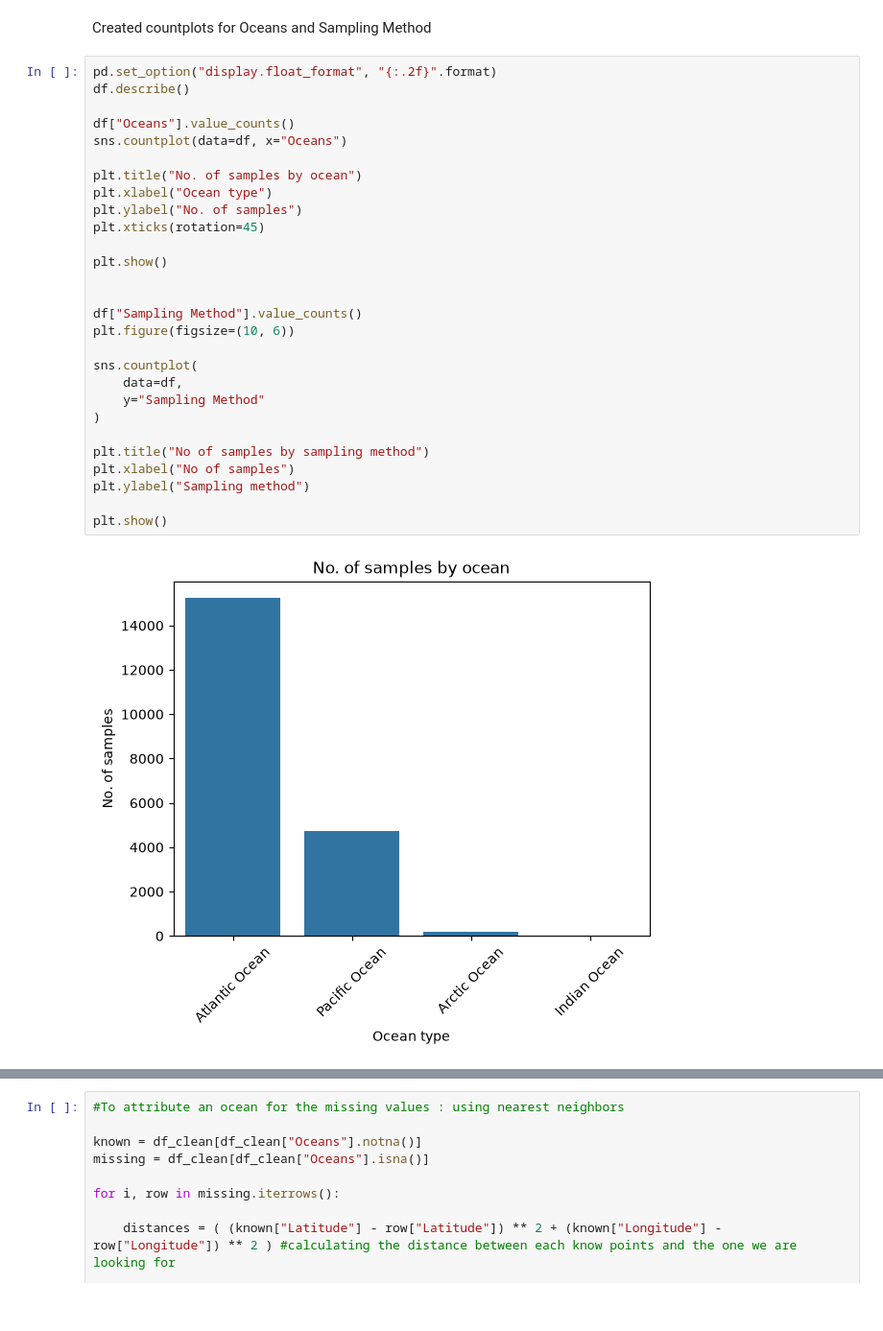
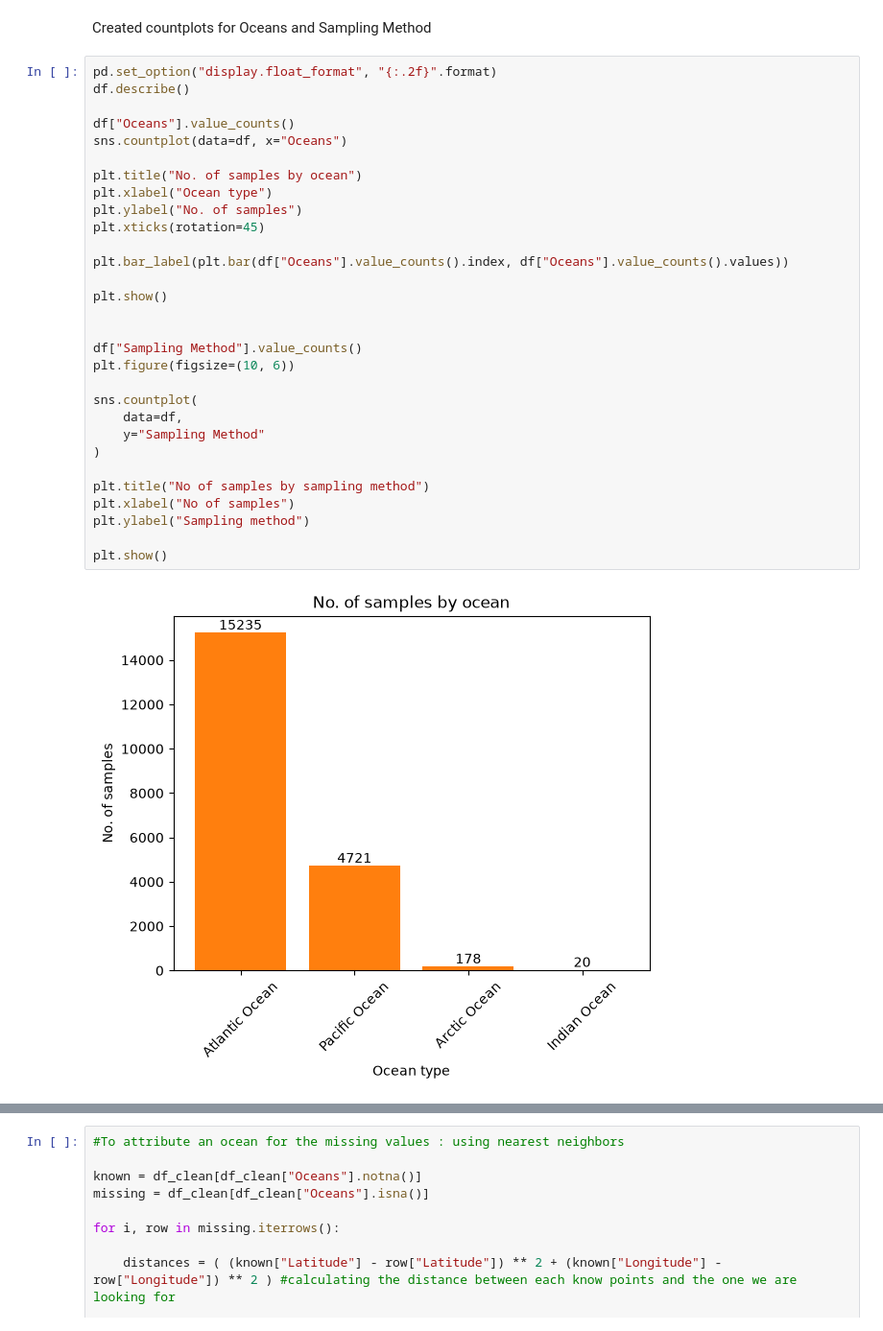
Before and after one commit to EmaSkryp/microplastic-project, a Jupyter notebook: notebooks/1_No.ipynb, the cells around one changed output, grey strips where cells are left out. Shown at 96% size. Saved outputs shown, nothing was run; the diff lists cells and outputs as text.

Commit message:
Updated labels on No. of Samples by Ocean Plot

```diff
--- a/notebooks/1_No.ipynb
+++ b/notebooks/1_No.ipynb
@@ -116,33 +109,35 @@ Created countplots for Oceans and Sampling Method
 # %%
 pd.set_option("display.float_format", "{:.2f}".format)
 df.describe()
 
 df["Oceans"].value_counts()
 sns.countplot(data=df, x="Oceans")
 
 plt.title("No. of samples by ocean")
 plt.xlabel("Ocean type")
 plt.ylabel("No. of samples")
 plt.xticks(rotation=45)
+
+plt.bar_label(plt.bar(df["Oceans"].value_counts().index, df["Oceans"].value_counts().values))
 
 plt.show()
 
 
 df["Sampling Method"].value_counts()
 plt.figure(figsize=(10, 6))
 
 sns.countplot(
     data=df,
     y="Sampling Method"
 )
 
 plt.title("No of samples by sampling method")
 plt.xlabel("No of samples")
 plt.ylabel("Sampling method")
 
 plt.show()
 # %% [output]
-[figure, old version]
+[figure, new version]
 [figure]
 # %%
 #To attribute an ocean for the missing values : using nearest neighbors
```
Also changed, not shown: parts of 3 cells of this notebook, 1 other file.
